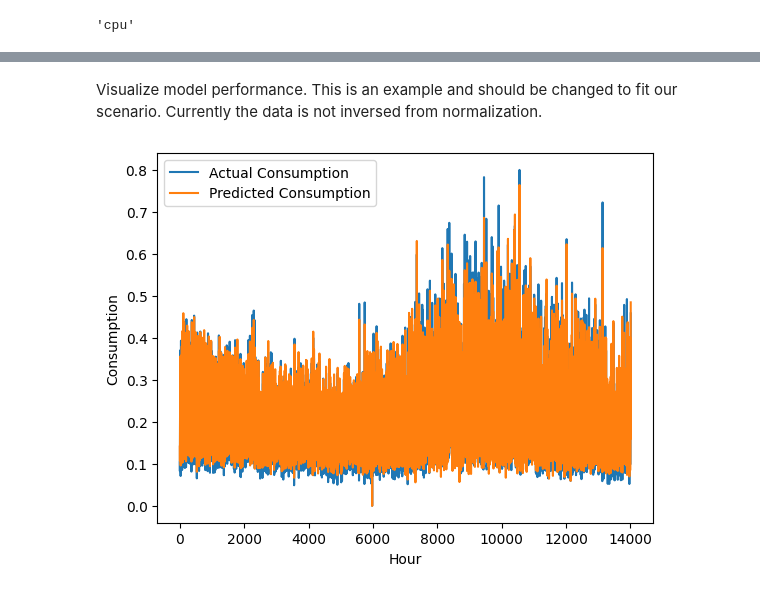
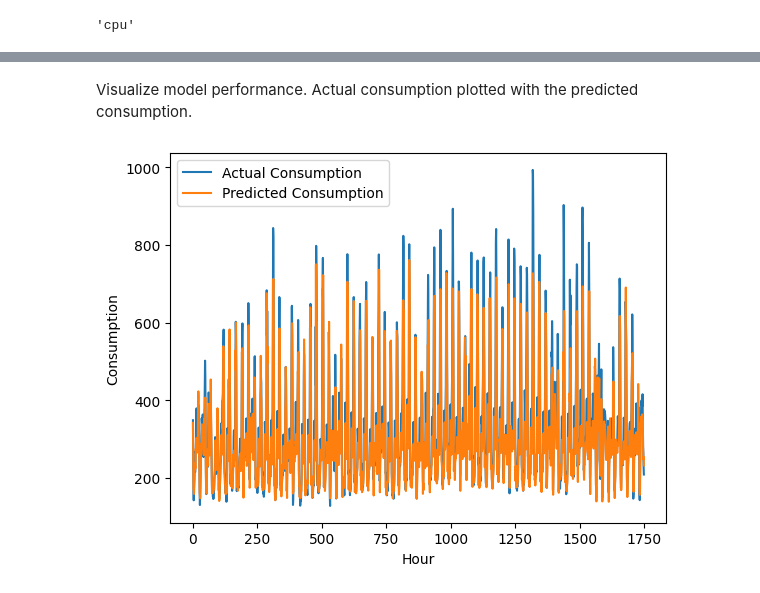
Before and after one commit to dat5-06/zap, a Jupyter notebook: core/notebooks/ml_example_pipeline.ipynb, the cells around one changed output, grey strips where cells are left out. Saved outputs shown, nothing was run; the diff lists cells and outputs as text; code cells hidden in the pictures.

Commit message:
ML-121 LSTM pipeline example
co-authored-by: Mikkel <mikkelbj@live.dk>
co-authored-by: Bedste klatrer nogensinde <askeklitgaard@gmail.com>

```diff
--- a/core/notebooks/ml_example_pipeline.ipynb
+++ b/core/notebooks/ml_example_pipeline.ipynb
@@ -99,5 +41,0 @@ Convert the datasets to tensors.
-# %%
-x_train = torch.tensor(X_train).float()
-y_train = torch.tensor(Y_train).float()
-x_test = torch.tensor(X_test).float()
-y_test = torch.tensor(Y_test).float()
@@ -128,5 +66,6 @@ class TreforData(Dataset):
 
 
 train_dataset = TreforData(x_train, y_train)
+val_dataset = TreforData(x_val, y_val)
 test_dataset = TreforData(x_test, y_test)
 # %% [markdown]
@@ -134,4 +73,5 @@ Load data into a dataloader with specified batch size from global parameter.
 # %%
-train_loader = DataLoader(train_dataset, batch_size=batch_size, shuffle=False)
-test_loader = DataLoader(test_dataset, batch_size=batch_size, shuffle=False)
+training_loader = DataLoader(train_dataset, batch_size=batch_size, shuffle=False)
+validation_loader = DataLoader(val_dataset, batch_size=batch_size, shuffle=False)
+testing_loader = DataLoader(test_dataset, batch_size=batch_size, shuffle=False)
 # %% [markdown]
@@ -257,0 +227,16 @@ Val Loss: 0.004
+# %%
+best_model.eval()
+predicted = []
+t_loss = 0
+num_batches = len(testing_loader)
+size = len(testing_loader.dataset)
+with torch.no_grad():
+    for i, t_data in enumerate(testing_loader):
+        t_inputs, t_target = t_data
+        t_predictions = best_model(t_inputs)
+        predicted.append(t_predictions)
+        t_loss += loss_function(t_predictions, t_target).item()
+
+predicted = torch.cat(predicted, dim=0)
+t_loss /= num_batches
+print(f"Avg loss: {t_loss:>8f} \n")
@@ -258,14 +255,13 @@ Val Loss: 0.004
 # %% [markdown]
-Visualize model performance. This is an example and should be changed to fit our scenario. Currently the data is not inversed from normalization.
+Visualize model performance. Actual consumption plotted with the predicted consumption.
 # %%
-with torch.no_grad():
-    predicted = model(x_train.to(device)).to("cpu").numpy()
-
-plt.plot(Y_train, label="Actual Consumption")
-plt.plot(predicted, label="Predicted Consumption")
+denormalized_y_test = scaler.inverse_transform(y_test.numpy())
+denormalized_predicted = scaler.inverse_transform(predicted.numpy())
+plt.plot(denormalized_y_test, label="Actual Consumption")
+plt.plot(denormalized_predicted, label="Predicted Consumption")
 plt.xlabel("Hour")
 plt.ylabel("Consumption")
 plt.legend()
 plt.show()
 # %% [output]
-[figure, old version]
+[figure, new version]
```
Also changed, not shown: parts of 31 cells of this notebook, 1 other file.
